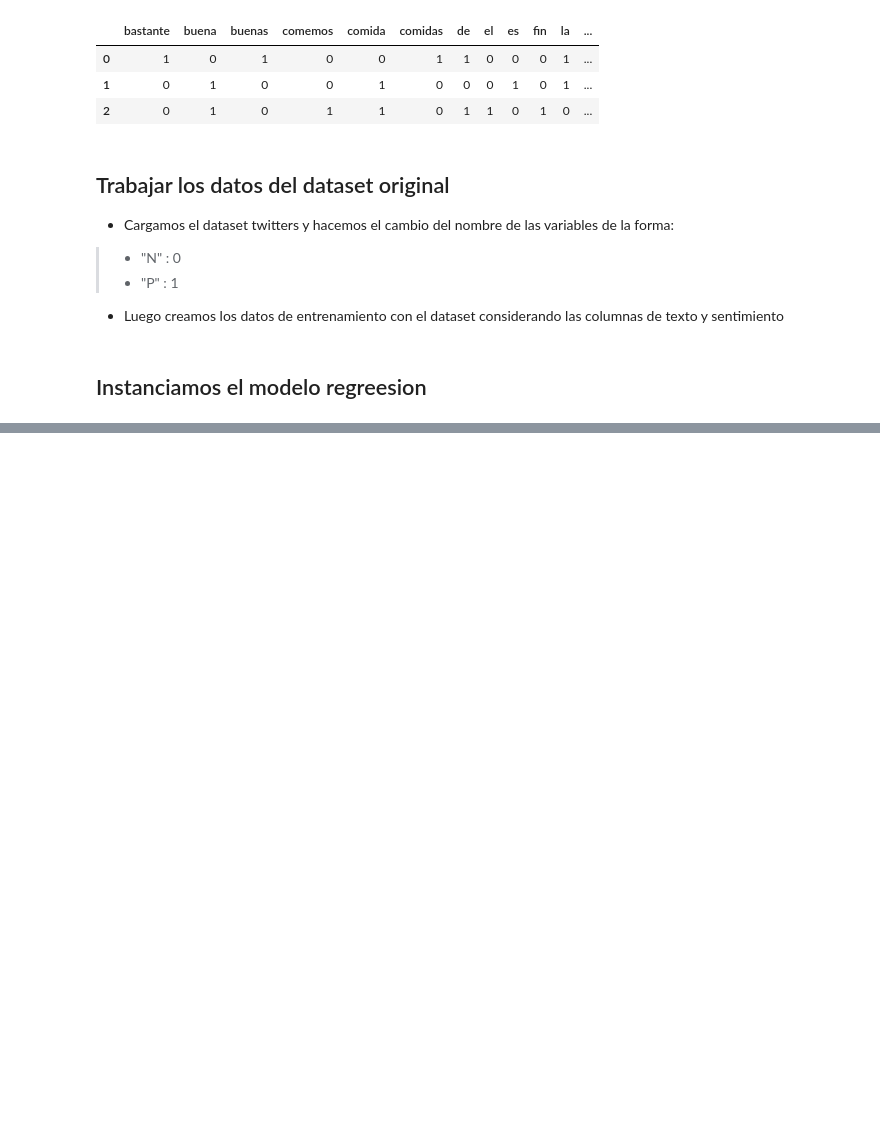
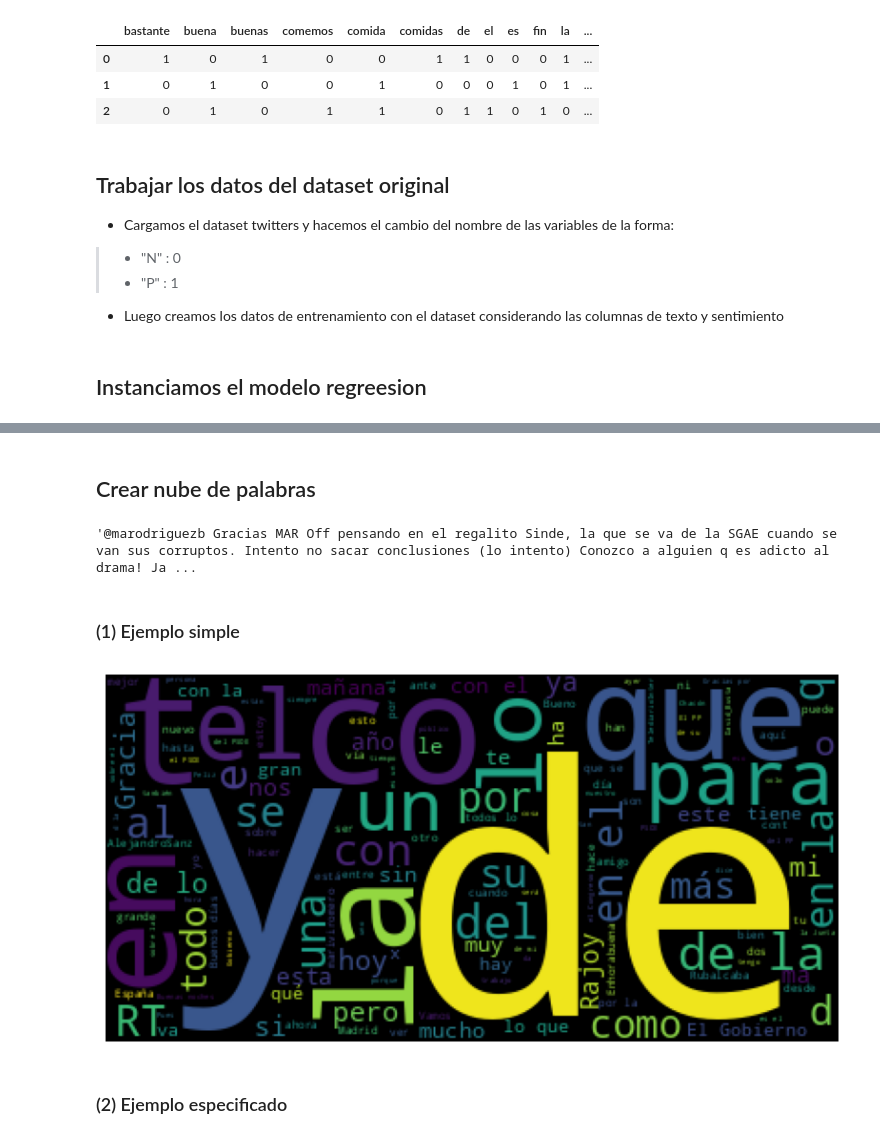
Before and after one commit to Bigote93/AnalisisTwitters, a Jupyter notebook: AnalisisTwitters.ipynb, the cells around one changed output, grey strips where cells are left out. Drawn from its saved outputs; the diff is of its cells as text; code cells hidden in the pictures; blank space fills up the shorter version.

```diff
--- a/AnalisisTwitters.ipynb
+++ b/AnalisisTwitters.ipynb
@@ -141,0 +170,31 @@ ValueError: ignored
+# %% [markdown]
+## Crear nube de palabras
+# %%
+# Palabras del twitters
+palabras = ' '.join([words for words in twitters['tweetText']])
+
+palabras
+# %% [output]
+'@marodriguezb Gracias MAR Off pensando en el regalito Sinde, la que se va de la SGAE cuando se van sus corruptos. Intento no sacar conclusiones (lo intento) Conozco a alguien q es adicto al drama! Ja ...
+# %% [markdown]
+### (1) Ejemplo simple
+# %%
+#Cargamos libreria
+import matplotlib.pyplot as plt
+from wordcloud import WordCloud
+
+#funcion creadora de nube
+def plot_cloud(wordcloud_instance):
+  plt.figure(figsize=(10,5)) #Tamaño de figura
+  plt.imshow(wordcloud_instance) #Carga de instancia para mostrar
+  plt.axis('off') #Eliminacion de ejes de imagen
+
+#Creacion instancia de nube con el texto
+wordCloud_tweet = WordCloud().generate(palabras)
+
+#Creacion de nube
+plot_cloud(wordCloud_tweet)
+# %% [output]
+[figure, added]
+# %% [markdown]
+### (2) Ejemplo especificado
```
Also changed, not shown: parts of 5 cells of this notebook.
